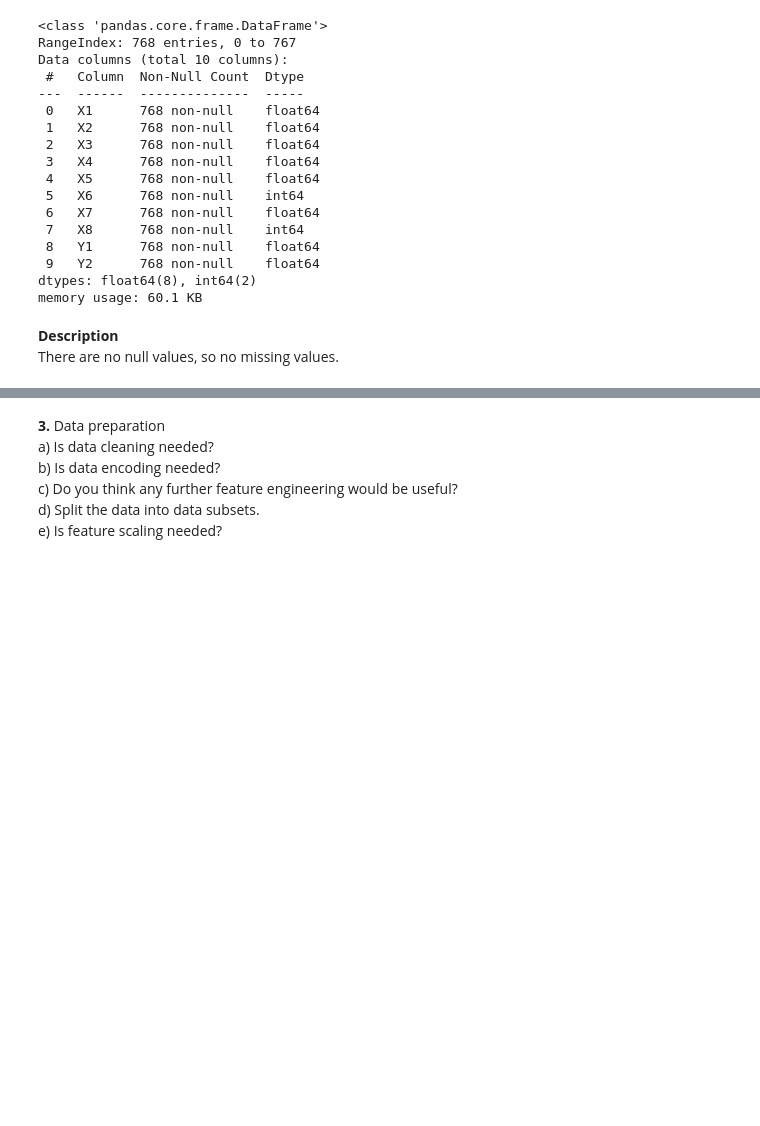
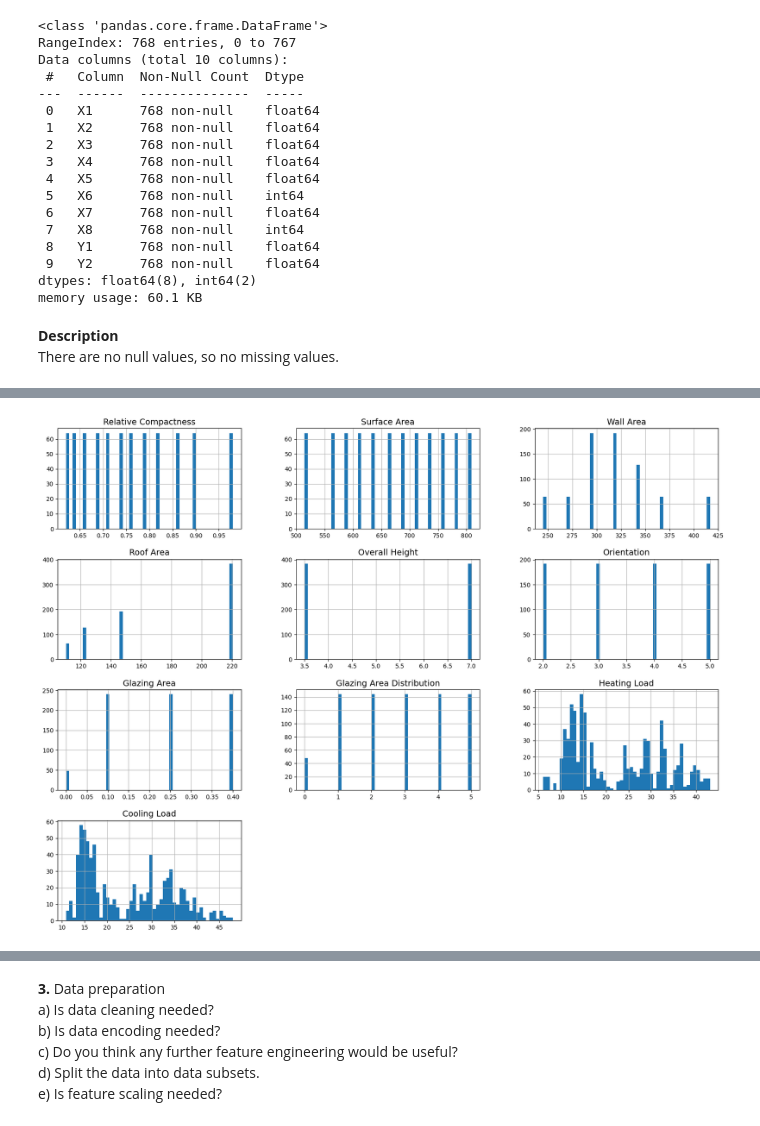
Before and after one commit to YunusEA12/ENERGY, a Jupyter notebook: Project1-Gruppe08-Energy.ipynb, the cells around one changed output, grey strips where cells are left out. Saved outputs shown, nothing was run; the diff lists cells and outputs as text; code cells hidden in the pictures; blank space fills up the shorter version.

```diff
--- a/Project1-Gruppe08-Energy.ipynb
+++ b/Project1-Gruppe08-Energy.ipynb
@@ -93,0 +100,31 @@ data.describe()
+# %%
+import matplotlib.pyplot as plt
+
+plt.rc('font', size=14)
+plt.rc('axes', labelsize=14, titlesize=14)
+plt.rc('legend', fontsize=14)
+plt.rc('xtick', labelsize=10)
+plt.rc('ytick', labelsize=10)
+
+# feature names
+feature_names = {
+    'X1': 'Relative Compactness',
+    'X2': 'Surface Area',
+    'X3': 'Wall Area',
+    'X4': 'Roof Area',
+    'X5': 'Overall Height',
+    'X6': 'Orientation',
+    'X7': 'Glazing Area',
+    'X8': 'Glazing Area Distribution',
+    'Y1': 'Heating Load',
+    'Y2': 'Cooling Load'
+}
+
+# Plot
+data.hist(bins=50, figsize=(20, 15))
+for ax in plt.gcf().axes:
+    feature = ax.get_title()
+    ax.set_title(feature_names.get(feature, feature))
+plt.show()
+# %% [output]
+[figure, added]
```
Also changed, not shown: parts of 12 cells of this notebook, 2 other files.
